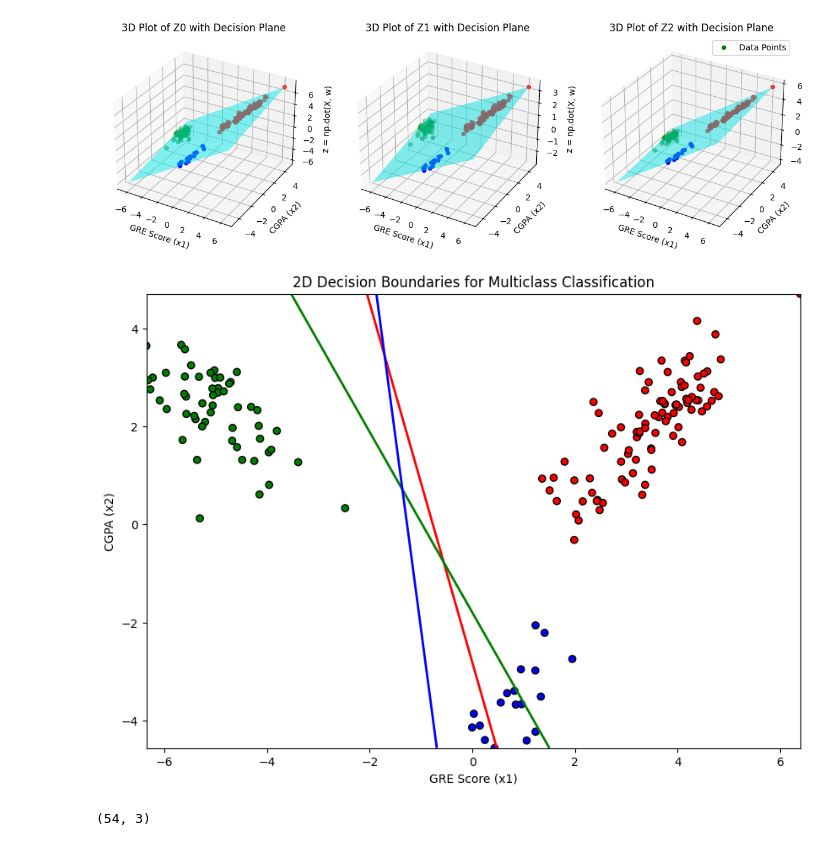
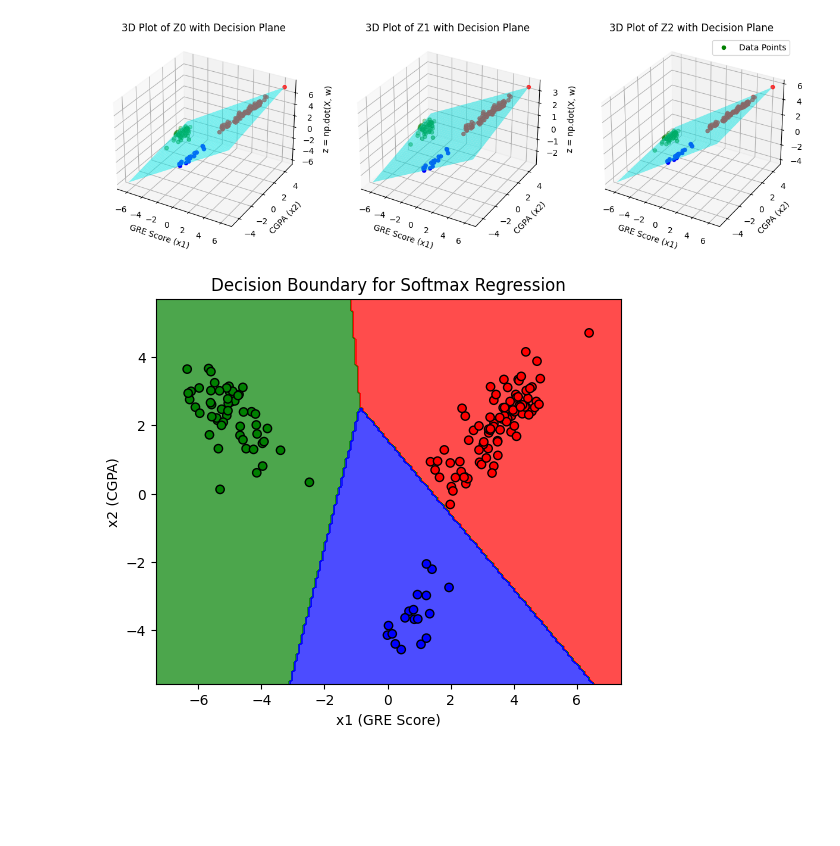
Before and after one commit to HongQuan1812/AIO2025, a Jupyter notebook: Module 5/softmax regression.ipynb, the cells around one changed output. Saved outputs shown, nothing was run; the diff lists cells and outputs as text; code cells hidden in the pictures; blank space fills up the shorter version.

Commit message:
plot decision boundary softmax regression

```diff
--- a/Module 5/softmax regression.ipynb
+++ b/Module 5/softmax regression.ipynb
@@ -353,33 +352,40 @@ plt.legend()
 plt.show()
 # %% [output]
 [figure]
-# %%
-# Create a 2D meshgrid for plotting
-x1_range = np.linspace(min(x1), max(x1), 200)
-x2_range = np.linspace(min(x2), max(x2), 200)
-X1_mesh, X2_mesh = np.meshgrid(x1_range, x2_range)
-
-# Plot the data points
-plt.figure(figsize=(10, 7))
-plt.scatter(x1, x2, c=colors, edgecolors='black', marker='o', label="Data Points")
-
-# Plot decision boundaries for each class
-for i, color in zip(range(3), ['red', 'green', 'blue']):
-    # Compute decision boundary where z = 0
-    Z_boundary = w[0, i] + w[1, i] * X1_mesh + w[2, i] * X2_mesh
-    plt.contour(X1_mesh, X2_mesh, Z_boundary, levels=[0], colors=color, linewidths=2)
-
-# Labels & Title
-plt.xlabel("GRE Score (x1)")
-plt.ylabel("CGPA (x2)")
-plt.title("2D Decision Boundaries for Multiclass Classification")
-
-# Show plot
-plt.show()
-# %% [output]
-[figure, removed]
-# %%
-X_label1 = X_train[y_train==1]
-X_label1.shape
-# %% [output]
-(54, 3)
+# %%
+from matplotlib.colors import ListedColormap
+
+x1_min, x1_max = X_train[:, 1].min() - 1, X_train[:, 1].max() + 1
+x2_min, x2_max = X_train[:, 2].min() - 1, X_train[:, 2].max() + 1
+xx, yy = np.meshgrid(np.linspace(x1_min, x1_max, 200),
+                     np.linspace(x2_min, x2_max, 200))
+
+# 2. Flatten the grid and create an input matrix for evaluation.
+# Remember to add the bias term if needed.
+grid = np.c_[np.ones(xx.ravel().shape), xx.ravel(), yy.ravel()]
+
+# 3. Compute the z-values and softmax probabilities for each grid point.
+z_values_grid = calculate_z(grid, best_w)
+y_prob_grid = calculate_softmax(z_values_grid)
+
+# 4. Get the predicted class for each grid point.
+y_pred_grid = np.argmax(y_prob_grid, axis=1)
+
+# 5. Reshape predictions to match the meshgrid shape.
+y_pred_grid = y_pred_grid.reshape(xx.shape)
+
+# 6. Plot the decision boundary using plt.contourf.
+
+# Use this custom colormap in your contourf call:
+plt.figure(figsize=(6,5))
+custom_cmap = ListedColormap(['red', 'green', 'blue'])
+plt.contourf(xx, yy, y_pred_grid, cmap=custom_cmap, alpha=0.7)
+
+# Optionally, overlay the training points.
+plt.scatter(X_train[:, 1], X_train[:, 2], c=colors, edgecolors='k', cmap=plt.cm.RdYlBu)
+plt.xlabel("x1 (GRE Score)")
+plt.ylabel("x2 (CGPA)")
+plt.title("Decision Boundary for Softmax Regression")
+plt.show()
+# %% [output]
+[figure, added]
```
Also changed, not shown: parts of 1 cell of this notebook.
